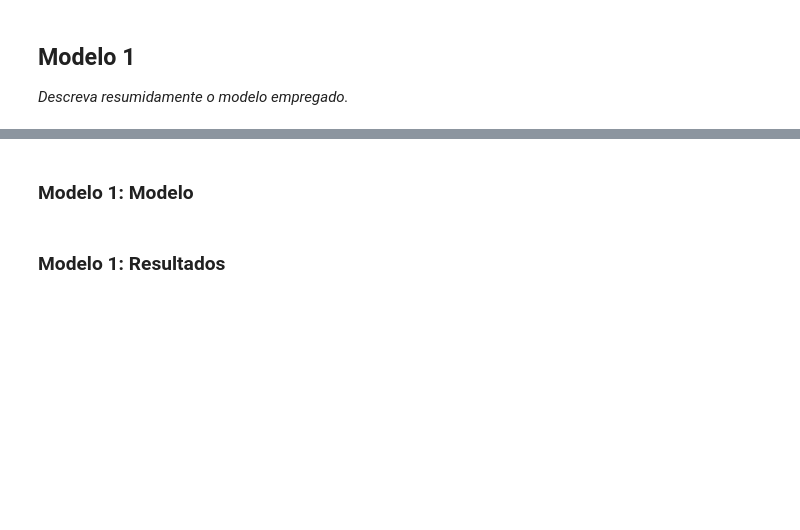
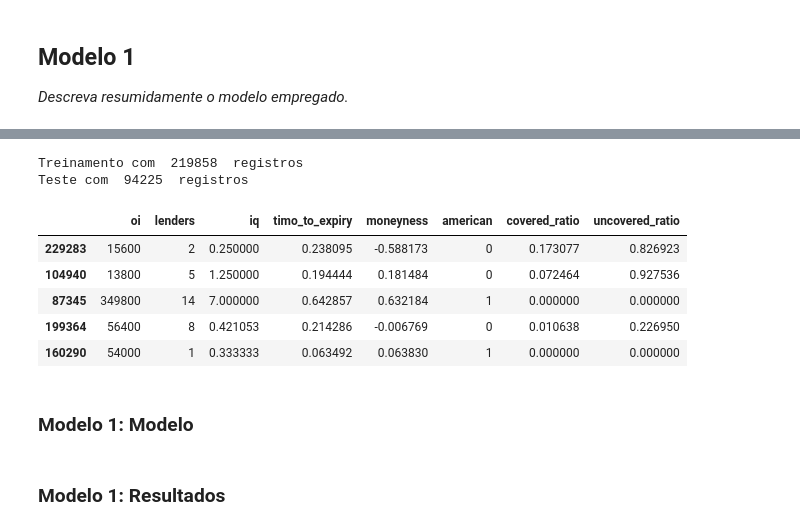
Before and after one commit to HGuttau/Projeto-Machine-Learning-A7, a Jupyter notebook: ML7_APLICANDO_OPCOES.ipynb, the cells around one changed output, grey strips where cells are left out. Drawn from its saved outputs; the diff is of its cells as text; code cells hidden in the pictures; blank space fills up the shorter version.

```diff
--- a/ML7_APLICANDO_OPCOES.ipynb
+++ b/ML7_APLICANDO_OPCOES.ipynb
@@ -190,3 +266,22 @@ print(df_p4_opc.head())
+# %%
+#divisão da base em train & test
+train_m1, test_m1 = train_test_split(df_opc_modelo1,test_size=0.3,random_state = rnd_seed)
+print('Treinamento com ', len(train_m1), ' registros')
+print('Teste com ', len(test_m1), ' registros')
+X_train_m1 = train_m1.drop(columns=['barrier','tradedate','ticker','strike'])
+y_train_m1 = train_m1['barrier']
+X_test_m1 = test_m1.drop(columns=['barrier','tradedate','ticker','strike'])
+y_test_m1 = test_m1['barrier']
+X_train_m1.head()
+# %% [output]
+Treinamento com  219858  registros
+Teste com  94225  registros
+|  | oi | lenders | iq | timo_to_expiry | moneyness | american | covered_ratio | uncovered_ratio |
+| 229283 | 15600 | 2 | 0.250000 | 0.238095 | -0.588173 | 0 | 0.173077 | 0.826923 |
+| 104940 | 13800 | 5 | 1.250000 | 0.194444 | 0.181484 | 0 | 0.072464 | 0.927536 |
+| 87345 | 349800 | 14 | 7.000000 | 0.642857 | 0.632184 | 1 | 0.000000 | 0.000000 |
+| 199364 | 56400 | 8 | 0.421053 | 0.214286 | -0.006769 | 0 | 0.010638 | 0.226950 |
+| 160290 | 54000 | 1 | 0.333333 | 0.063492 | 0.063830 | 1 | 0.000000 | 0.000000 |
 # %% [markdown]
 ### **Modelo 1:** Modelo
 # %%
```
Also changed, not shown: parts of 18 cells of this notebook, 2 other files.
